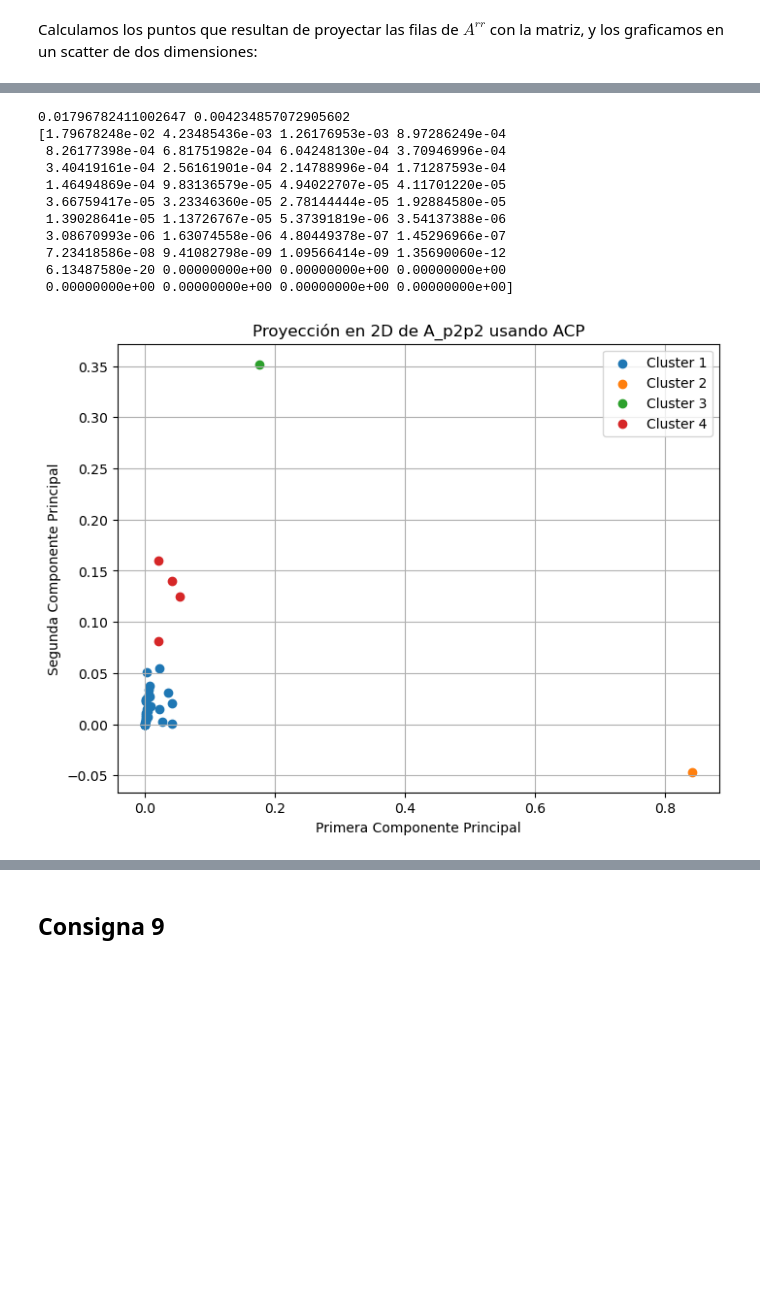
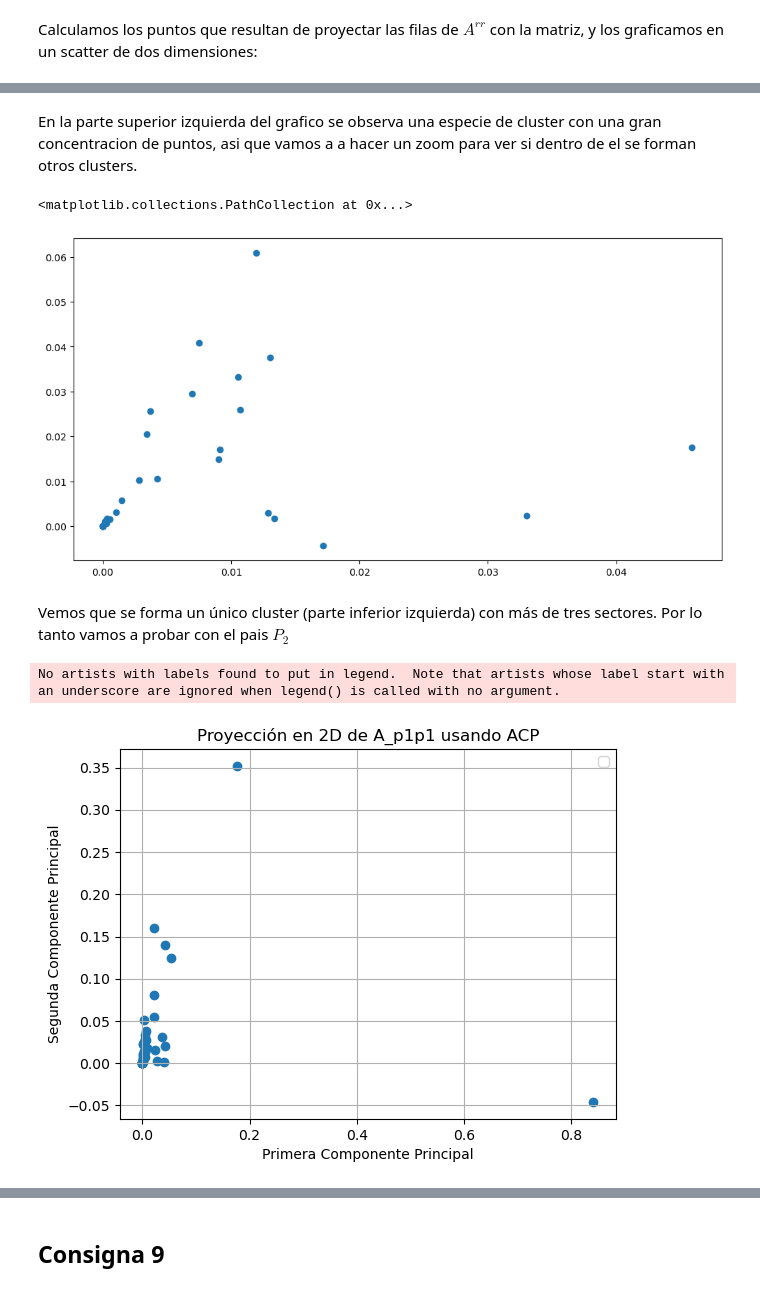
Before and after one commit to IMAbril/Matrices_Insumo-Producto, a Jupyter notebook: notebooks/TP2_resuelto.ipynb, the cells around one changed output, grey strips where cells are left out. Drawn from its saved outputs; the diff is of its cells as text; code cells hidden in the pictures; blank space fills up the shorter version.

```diff
--- a/notebooks/TP2_resuelto.ipynb
+++ b/notebooks/TP2_resuelto.ipynb
@@ -534,59 +501,46 @@ Como nos dan clústers con menos de 3 sectores, probamos con el país $P_2$:
+# %% [markdown]
+En la parte superior izquierda del grafico se observa una especie de cluster con una gran concentracion de puntos, asi que vamos a a hacer un zoom para ver si dentro de el se forman otros clusters.
+# %%
+cluster_denso = filtrar_puntos(proyecciones_Ap1,[-1,0.05],[-1,0.075])
+plt.figure(figsize=(12,6))
+plt.scatter(cluster_denso[:,0],cluster_denso[:,1])
+# %% [output]
+<matplotlib.collections.PathCollection at 0x...>
+[figure, added]
+# %% [markdown]
+Vemos que se forma un único cluster (parte inferior izquierda) con más de tres sectores. Por lo tanto vamos a probar con el pais $P_2$
 # %%
+
 I = np.eye(40)
 e = np.ones((40,1))
 E_40 = I - 1/40 * e @ e.transpose()
 
-A_rr = A_p2p2
-A_rr_normalizada = E_40 @ A_rr
 
-C = A_rr_normalizada.transpose() @ A_rr_normalizada / 39
+A_ss_normalizada = E_40 @ A_p2p2 # A_p2p2 es A_ss
+
+C = A_ss_normalizada.transpose() @ A_ss_normalizada / 39
 
 # Obtenemos el primer autovector y autovalor
-v1, lambda1 = metodo_potencia_hotelling(C,0.999)
+v1, lambda1 = metodo_potencia_hotelling(C,0.99999999999)
 v1 = v1.reshape(40,1)
 # Calculamos c'
 C_prima = C - lambda1 * v1 @ v1.transpose()
 
 # Obtenemos el segundo autovector y autovalor
-v2, lambda2 = metodo_potencia_hotelling(C_prima,0.999)
-
-print(lambda1,lambda2)
-print(np.linalg.eigvals(C))
+v2, lambda2 = metodo_potencia_hotelling(C_prima,0.99999999999)
 
 M = np.column_stack((v1,v2))
 
 proyecciones_Ap2 = (A_p2p2) @ M
 
-#Usamos kmeans para visualizar 4 clusters
-kmeans = KMeans(n_clusters=4, random_state=0)
-kmeans.fit(proyecciones_Ap2)
-labels = kmeans.labels_
-
-plt.figure(figsize=(8, 6))
-for cluster in range(4):
-    plt.scatter(
-        proyecciones_Ap2[labels == cluster, 0],
-        proyecciones_Ap2[labels == cluster, 1],
-        label=f'Cluster {cluster+1}'
-    )
-
-plt.title('Proyección en 2D de A_p2p2 usando ACP')
+plt.scatter(proyecciones_Ap2[:,0],proyecciones_Ap2[:,1])
+plt.title('Proyección en 2D de A_p1p1 usando ACP')
 plt.xlabel('Primera Componente Principal')
 plt.ylabel('Segunda Componente Principal')
 plt.legend()
 plt.grid(True)
 plt.show()
 # %% [output]
-0.01796782411002647 0.004234857072905602
-[1.79678248e-02 4.23485436e-03 1.26176953e-03 8.97286249e-04
- 8.26177398e-04 6.81751982e-04 6.04248130e-04 3.70946996e-04
- 3.40419161e-04 2.56161901e-04 2.14788996e-04 1.71287593e-04
- 1.46494869e-04 9.83136579e-05 4.94022707e-05 4.11701220e-05
- 3.66759417e-05 3.23346360e-05 2.78144444e-05 1.92884580e-05
- 1.39028641e-05 1.13726767e-05 5.37391819e-06 3.54137388e-06
- 3.08670993e-06 1.63074558e-06 4.80449378e-07 1.45296966e-07
- 7.23418586e-08 9.41082798e-09 1.09566414e-09 1.35690060e-12
- 6.13487580e-20 0.00000000e+00 0.00000000e+00 0.00000000e+00
- 0.00000000e+00 0.00000000e+00 0.00000000e+00 0.00000000e+00]
+No artists with labels found to put in legend.  Note that artists whose label start with an underscore are ignored when legend() is called with no argument.
-[figure, old version]
+[figure, new version]
 # %% [markdown]
```
Also changed, not shown: parts of 16 cells of this notebook.
